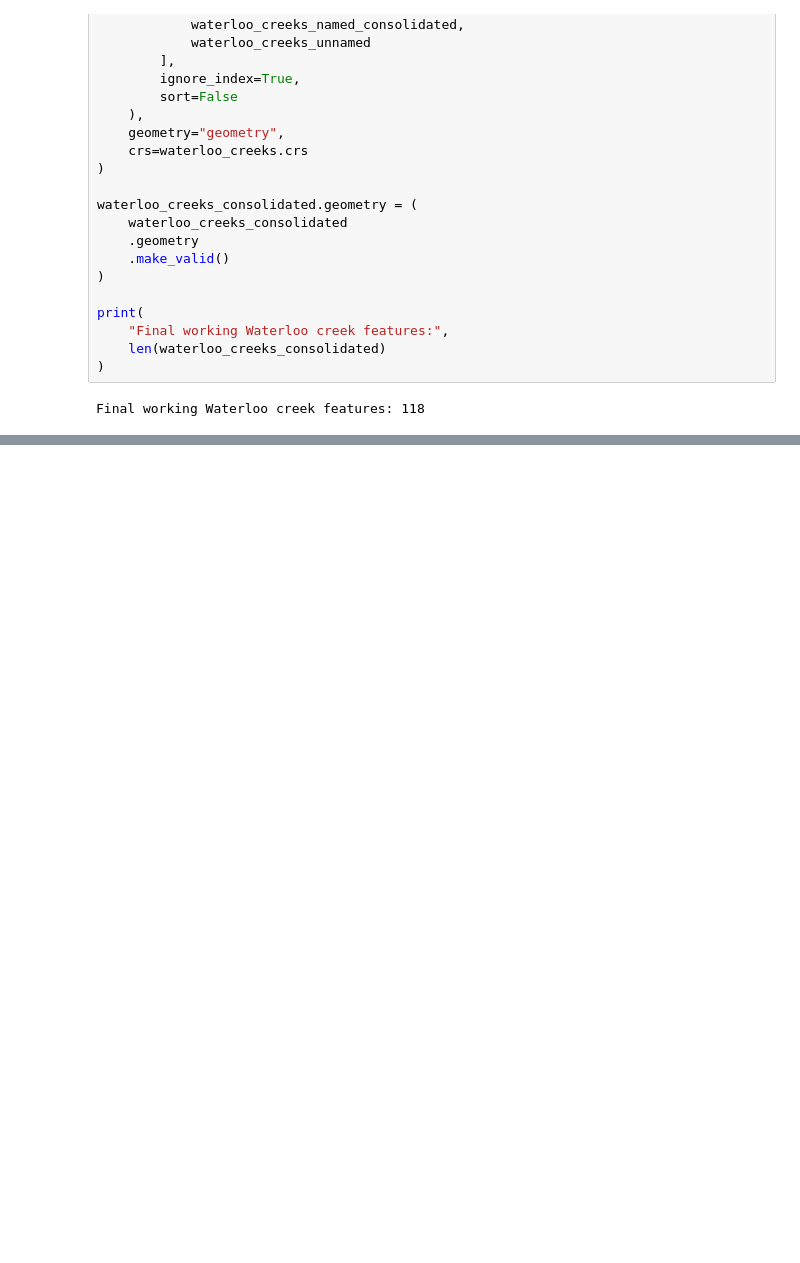
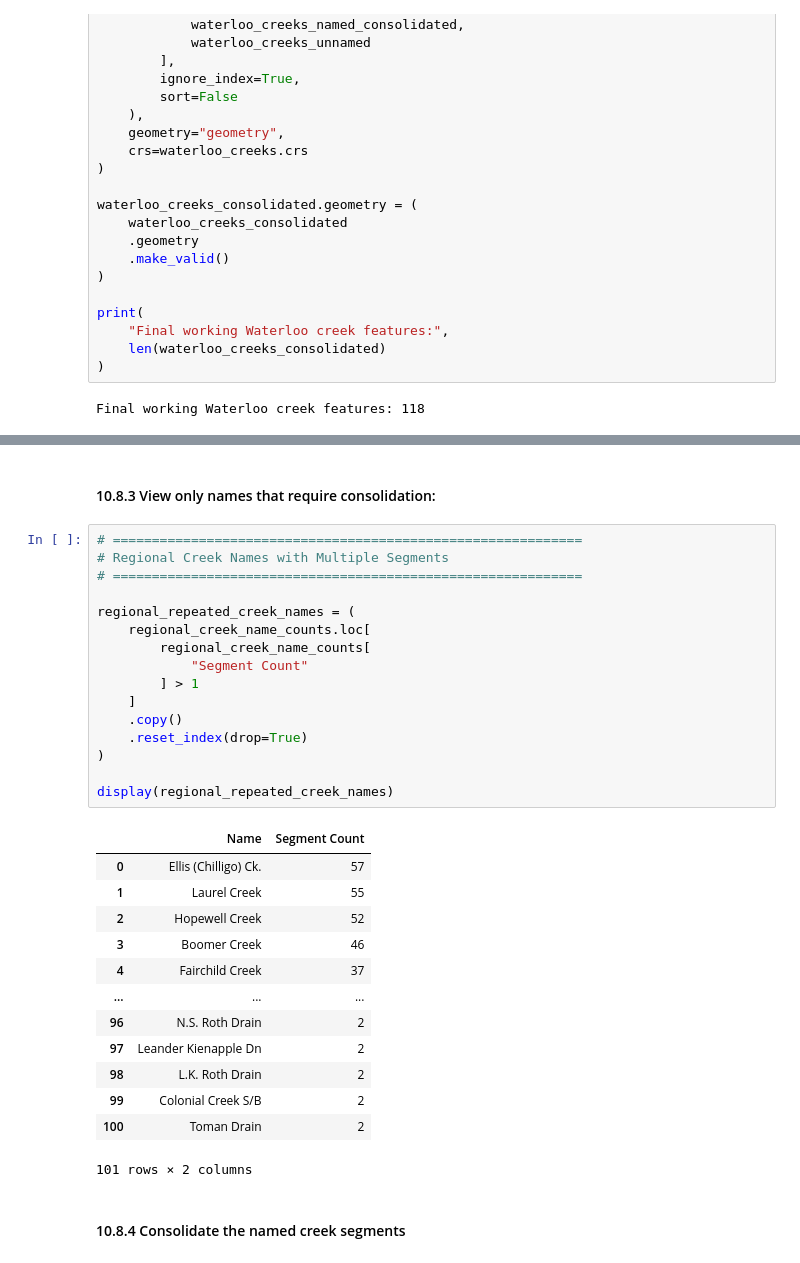
Before and after one commit to BrodyAcquilano/Jupyter-Ecology, a Jupyter notebook: Ecology/notebooks/05_Hydrography/05_02_Hydrography_Data_Integration_and_Validation.ipynb, the cells around one changed output, grey strips where cells are left out. Saved outputs shown, nothing was run; the diff lists cells and outputs as text; blank space fills up the shorter version.

```diff
--- a/Ecology/notebooks/05_Hydrography/05_02_Hydrography_Data_Integration_and_Validation.ipynb
+++ b/Ecology/notebooks/05_Hydrography/05_02_Hydrography_Data_Integration_and_Validation.ipynb
@@ -2648,0 +2842,34 @@ No uncertain geometries are merged during this stage.
+# %% [markdown]
+#### 10.8.3 View only names that require consolidation:
+# %%
+# ============================================================
+# Regional Creek Names with Multiple Segments
+# ============================================================
+
+regional_repeated_creek_names = (
+    regional_creek_name_counts.loc[
+        regional_creek_name_counts[
+            "Segment Count"
+        ] > 1
+    ]
+    .copy()
+    .reset_index(drop=True)
+)
+
+display(regional_repeated_creek_names)
+# %% [output]
+|  | Name | Segment Count |
+| 0 | Ellis (Chilligo) Ck. | 57 |
+| 1 | Laurel Creek | 55 |
+| 2 | Hopewell Creek | 52 |
+| 3 | Boomer Creek | 46 |
+| 4 | Fairchild Creek | 37 |
+| ... | ... | ... |
+| 96 | N.S. Roth Drain | 2 |
+| 97 | Leander Kienapple Dn | 2 |
+| 98 | L.K. Roth Drain | 2 |
+| 99 | Colonial Creek S/B | 2 |
+| 100 | Toman Drain | 2 |
+101 rows × 2 columns
+# %% [markdown]
+#### 10.8.4 Consolidate the named creek segments
```
Also changed, not shown: parts of 32 cells of this notebook.
